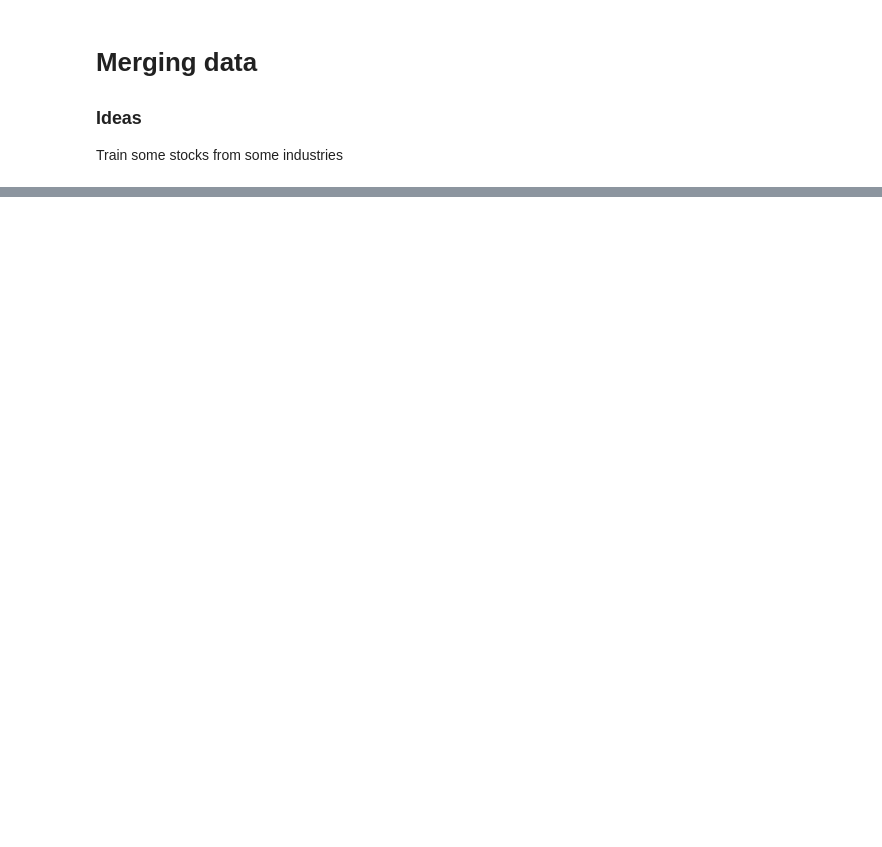
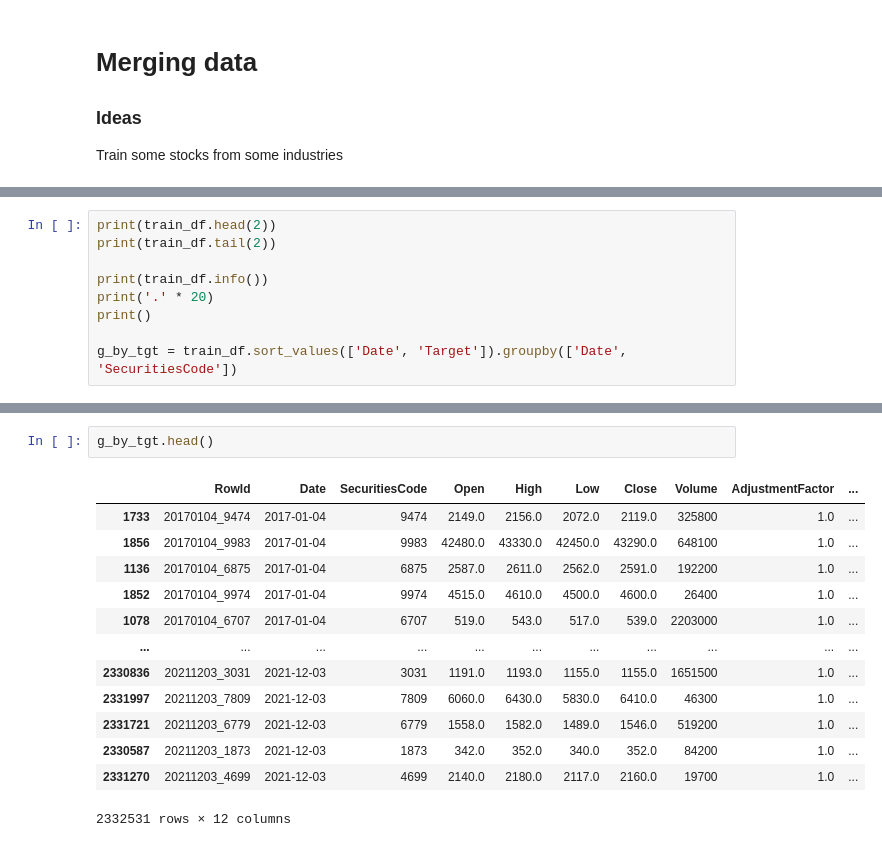
Before and after one commit to gilberto-BE/TokyoStockEx, a Jupyter notebook: notebooks/CHECK_DATASETS.ipynb, the cells around one changed output, grey strips where cells are left out. Drawn from its saved outputs; the diff is of its cells as text; blank space fills up the shorter version.

```diff
--- a/notebooks/CHECK_DATASETS.ipynb
+++ b/notebooks/CHECK_DATASETS.ipynb
@@ -151,0 +373,9 @@ print(txt_trans.transform()[:20])
+# %%
+print(train_df.head(2))
+print(train_df.tail(2))
+
+print(train_df.info())
+print('.' * 20)
+print()
+
+g_by_tgt = train_df.sort_values(['Date', 'Target']).groupby(['Date', 'SecuritiesCode'])
@@ -151,0 +400,16 @@ print(txt_trans.transform()[:20])
+# %%
+g_by_tgt.head()
+# %% [output]
+|  | RowId | Date | SecuritiesCode | Open | High | Low | Close | Volume | AdjustmentFactor | ... |
+| 1733 | 20170104_9474 | 2017-01-04 | 9474 | 2149.0 | 2156.0 | 2072.0 | 2119.0 | 325800 | 1.0 | ... |
+| 1856 | 20170104_9983 | 2017-01-04 | 9983 | 42480.0 | 43330.0 | 42450.0 | 43290.0 | 648100 | 1.0 | ... |
+| 1136 | 20170104_6875 | 2017-01-04 | 6875 | 2587.0 | 2611.0 | 2562.0 | 2591.0 | 192200 | 1.0 | ... |
+| 1852 | 20170104_9974 | 2017-01-04 | 9974 | 4515.0 | 4610.0 | 4500.0 | 4600.0 | 26400 | 1.0 | ... |
+| 1078 | 20170104_6707 | 2017-01-04 | 6707 | 519.0 | 543.0 | 517.0 | 539.0 | 2203000 | 1.0 | ... |
+| ... | ... | ... | ... | ... | ... | ... | ... | ... | ... | ... |
+| 2330836 | 20211203_3031 | 2021-12-03 | 3031 | 1191.0 | 1193.0 | 1155.0 | 1155.0 | 1651500 | 1.0 | ... |
+| 2331997 | 20211203_7809 | 2021-12-03 | 7809 | 6060.0 | 6430.0 | 5830.0 | 6410.0 | 46300 | 1.0 | ... |
+| 2331721 | 20211203_6779 | 2021-12-03 | 6779 | 1558.0 | 1582.0 | 1489.0 | 1546.0 | 519200 | 1.0 | ... |
+| 2330587 | 20211203_1873 | 2021-12-03 | 1873 | 342.0 | 352.0 | 340.0 | 352.0 | 84200 | 1.0 | ... |
+| 2331270 | 20211203_4699 | 2021-12-03 | 4699 | 2140.0 | 2180.0 | 2117.0 | 2160.0 | 19700 | 1.0 | ... |
+2332531 rows × 12 columns
```
Also changed, not shown: parts of 16 cells of this notebook, 7 other files.
